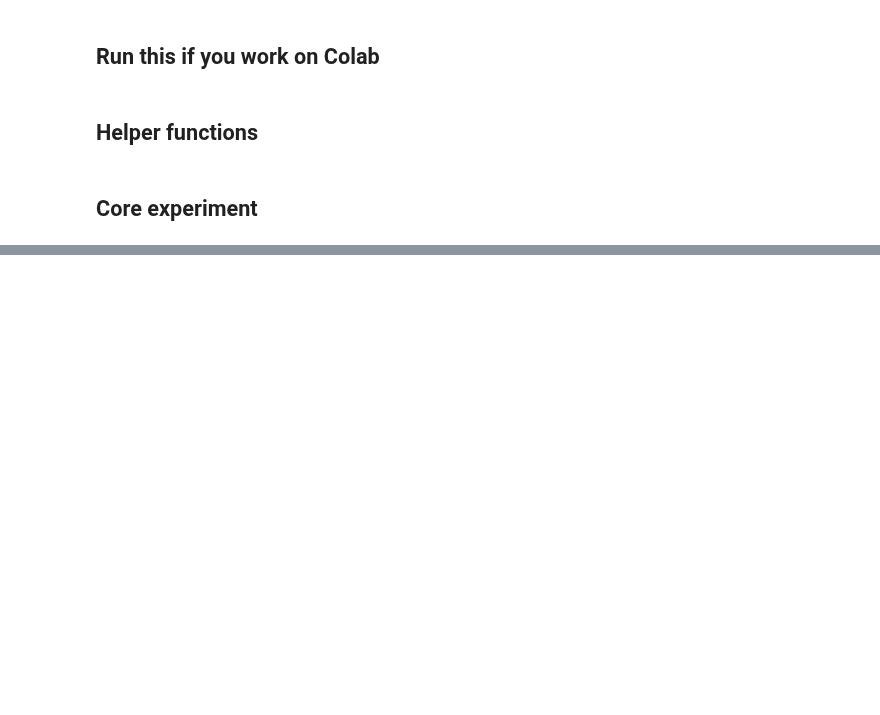
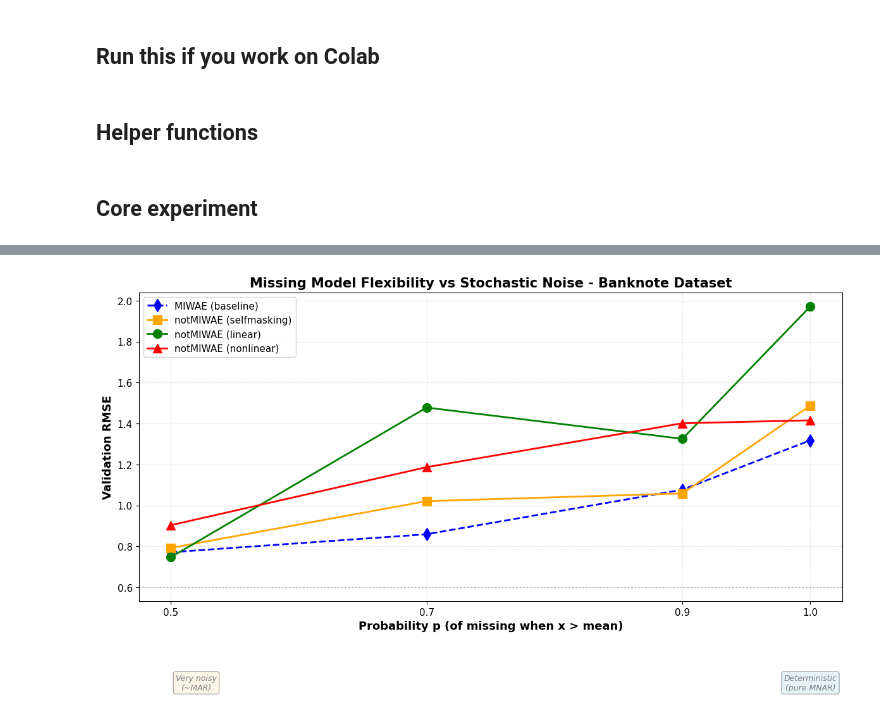
Before and after one commit to VincentGefflaut/notMIWAE-project, a Jupyter notebook: stochastic_missing_mechanism.ipynb, the cells around one changed output, grey strips where cells are left out. Cells and saved outputs as stored; diff of their text form; code cells hidden in the pictures; blank space fills up the shorter version.

```diff
--- a/stochastic_missing_mechanism.ipynb
+++ b/stochastic_missing_mechanism.ipynb
@@ -156,7 +156,11 @@ for p_val in P_VALUES:
             rmse_val = utils.imputationRMSE(model, data_val, Xz_val, Xnan_val, S_val, L_IMP)[0]
 
         elif 'notMIWAE' in model_name:
-            proc = 'selfmasking'
+            proc = 'nonlinear' if 'nonlinear' in model_name \
+            else 'linear' if 'linear' in model_name \
+            else 'known' if 'known' in model_name \
+            else 'selfmasking'
+
             model = notMIWAE(Xnan_train, Xnan_val, n_latent=data.shape[1]-1, n_samples=N_SAMPLES,
                                 n_hidden=128, missing_process=proc, name=sess_name)
             history = trainer.train(model, batch_size=BATCH_SIZE, max_iter=MAX_ITER, name=sess_name)
@@ -168,7 +172,8 @@ for p_val in P_VALUES:
 
         results_complete.append({
             'p': p_val,
-            'Model': model_name.replace('notMIWAE_selfmasking', 'notMIWAE'),
+            'Model': model_name,
+            'RMSE_train': rmse_train,
             'RMSE_val': rmse_val
         })
 
@@ -187,37 +214,39 @@ HTTPError: HTTP Error 502: Bad Gateway
 # %%
 # Prepare data for plotting
 df_miwae = df_complete[df_complete['Model'] == 'MIWAE']
-df_selfmasking = df_complete[df_complete['Missing Model'] == 'notMIWAE_selfmasking']
-df_linear = df_complete[df_complete['Missing Model'] == 'notMIWAE_linear']
-df_nonlinear = df_complete[df_complete['Missing Model'] == 'notMIWAE_nonlinear']
+df_selfmasking = df_complete[df_complete['Model'] == 'notMIWAE_selfmasking']
+df_linear = df_complete[df_complete['Model'] == 'notMIWAE_linear']
+df_nonlinear = df_complete[df_complete['Model'] == 'notMIWAE_nonlinear']
 
 plt.figure(figsize=(12, 7))
 
 # Plot each model
 plt.plot(df_miwae['p'], df_miwae['RMSE_val'], 'd-',
          label='MIWAE (baseline)', linewidth=2, markersize=10, color='blue', linestyle='--')
 plt.plot(df_selfmasking['p'], df_selfmasking['RMSE_val'], 's-',
          label='notMIWAE (selfmasking)', linewidth=2, markersize=10, color='orange')
 plt.plot(df_linear['p'], df_linear['RMSE_val'], 'o-',
          label='notMIWAE (linear)', linewidth=2, markersize=10, color='green')
 plt.plot(df_nonlinear['p'], df_nonlinear['RMSE_val'], '^-',
          label='notMIWAE (nonlinear)', linewidth=2, markersize=10, color='red')
 
 plt.xlabel('Probability p (of missing when x > mean)', fontsize=13, fontweight='bold')
 plt.ylabel('Validation RMSE', fontsize=13, fontweight='bold')
 plt.title('Missing Model Flexibility vs Stochastic Noise - Banknote Dataset',
           fontsize=15, fontweight='bold')
 plt.legend(fontsize=11, loc='best')
 plt.grid(True, alpha=0.3, linestyle='--')
 plt.xticks(P_VALUES, fontsize=11)
 plt.yticks(fontsize=11)
 
 # Add annotations
 plt.axhline(y=0.6, color='gray', linestyle=':', alpha=0.5)
 plt.text(0.52, 0.1, 'Very noisy\n(~MAR)', ha='center', fontsize=9,
          style='italic', color='gray', bbox=dict(boxstyle='round', facecolor='wheat', alpha=0.3))
 plt.text(1.0, 0.1, 'Deterministic\n(pure MNAR)', ha='center', fontsize=9,
          style='italic', color='gray', bbox=dict(boxstyle='round', facecolor='lightblue', alpha=0.3))
 
 plt.tight_layout()
 plt.show()
+# %% [output]
+[figure, added]
```
Also changed, not shown: parts of 1 cell of this notebook.
